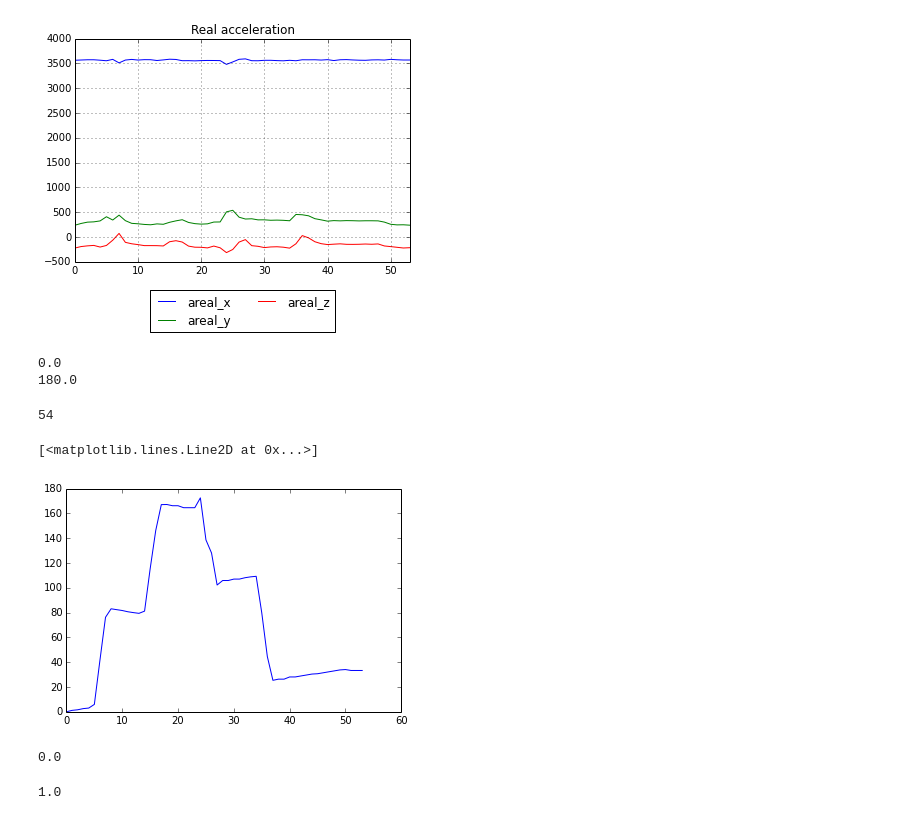
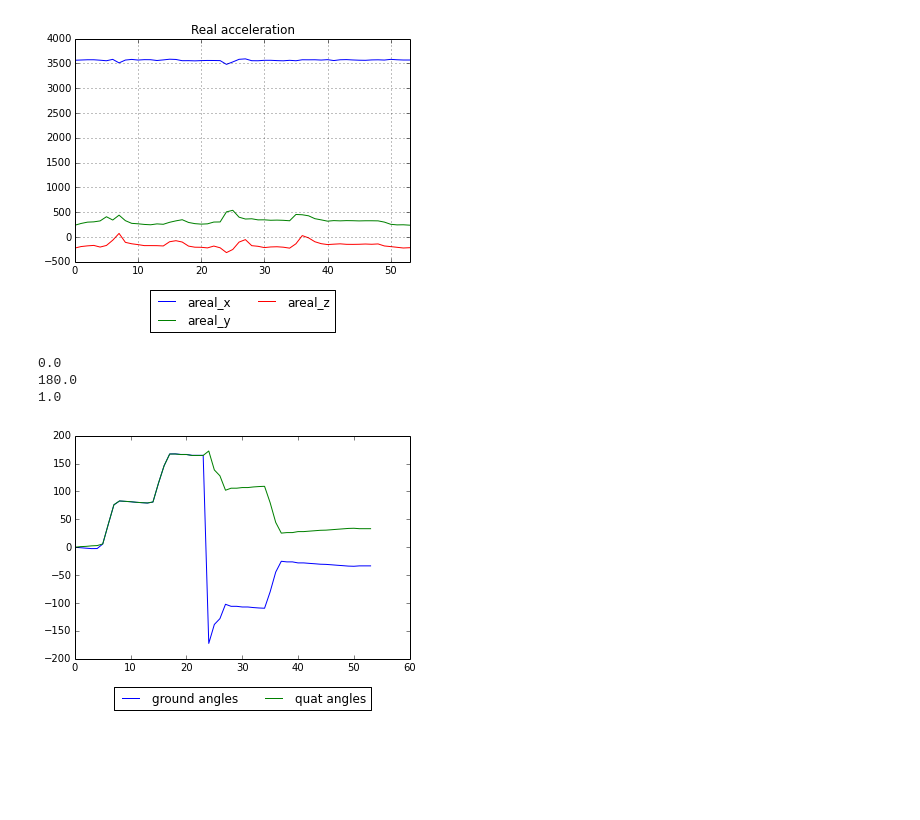
Before and after one commit to berickson/car, a Jupyter notebook: notebooks/accelerometer.ipynb, the cells around one changed output. Saved outputs shown, nothing was run; the diff lists cells and outputs as text; code cells hidden in the pictures; blank space fills up the shorter version.

Commit message:
find ground angle based on quaternions

```diff
--- a/notebooks/accelerometer.ipynb
+++ b/notebooks/accelerometer.ipynb
@@ -4,6 +4,9 @@ import matplotlib.pyplot as plt
 import numpy as np
 import pandas as pd
 from pylab import *
+# %%
+def bke_legend():
+    legend(loc=9, bbox_to_anchor=(0.5, -0.1), ncol=2)
 # %%
 data = pd.read_csv("../data/accel_rotate_on_bench.csv")
 # %%
@@ -75,22 +102,39 @@ q1 = quaternion(0,1,0,0)
 # %%
 print q0.angle(q0)
 print degrees(q0.angle(q1))
+print q1.dot(q1)
 # %% [output]
 0.0
 180.0
+1.0
-# %%
-len(data)
-# %% [output]
-54
 # %%
 quats = [quaternion(x['quat_w'], x['quat_x'], x['quat_y'], x['quat_z']) for index,x in data.iterrows()]
+# %%
+# return angle quaternion q rotates about unit normal vector n
+def normal_angle(q,n):
+    # find unit vector normal to n to make our x axis
+    # todo: make sure it isn't parallel
+    vx = normalize(project([1.,1.,1.],n))
+
+    # find unit vector orthogonal to vx and n to make our y axis
+    vy = np.cross(n,vx)
+
+    # rotate it
+    rotx = q.vmul(vx)
+
+    # project onto plane
+    rotx = project(rotx,n)
+
+    # express in terms of vx,vy
+    x,y = normalize([np.dot(vx,rotx), np.dot(vy,rotx)])
+
+    # return angle
+    return math.atan2(y,x)
 # %%
-angles = [degrees(quats[0].angle(q)) for q in quats]
-plot(angles)
+angles = [degrees(normal_angle(q.diff(quats[0]),g)) for q in quats]
+quat_angles = [degrees(q.angle(quats[0])) for q in quats]
+plot(angles, label='ground angles')
+plot(quat_angles, label = 'quat angles')
+bke_legend()
 # %% [output]
-[<matplotlib.lines.Line2D at 0x...>]
-[figure, old version]
+[figure, new version]
-# %%
-quats[0].angle(quats[0])
-# %% [output]
-0.0
@@ -99,4 +140,0 @@ q = quats[0]
-# %%
-q.dot(q)
-# %% [output]
-1.0
```
Also changed, not shown: parts of 3 cells of this notebook.
